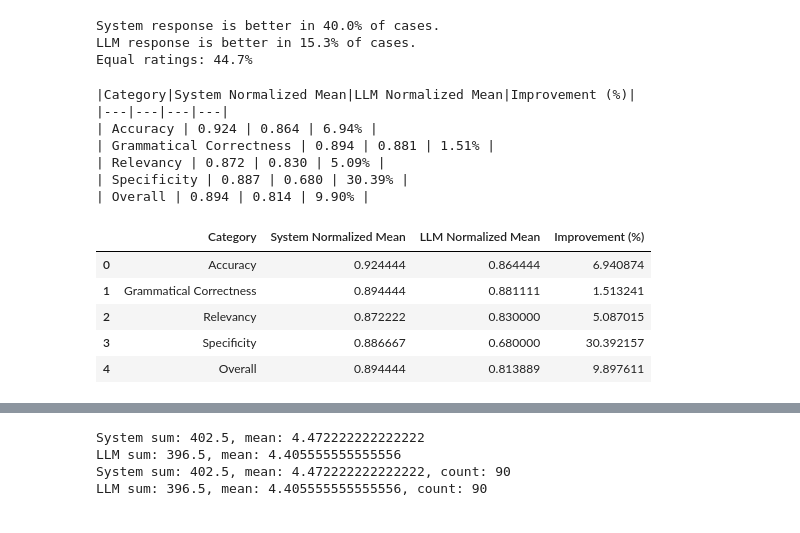
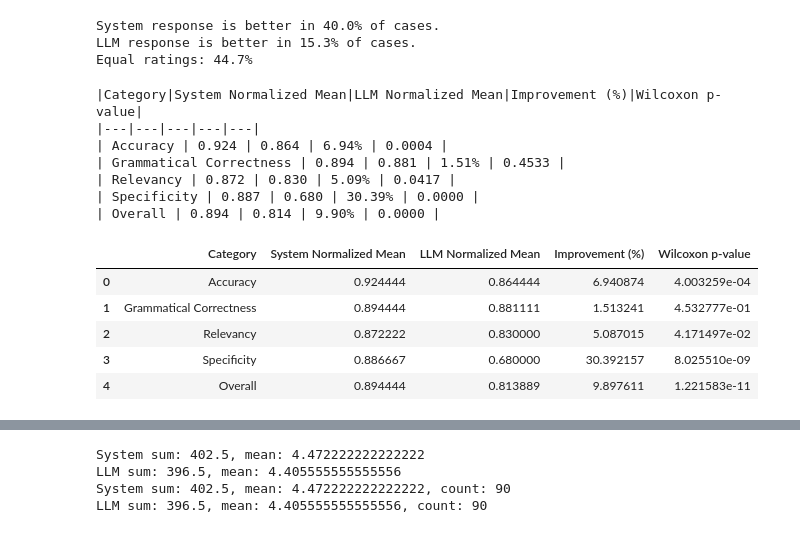
Before and after one commit to TahlilMahfuz/RAG_Implementation, a Jupyter notebook: Evaluation/evaluation.ipynb, the cells around one changed output, grey strips where cells are left out. Saved outputs shown, nothing was run; the diff lists cells and outputs as text; code cells hidden in the pictures.

Commit message:
calculated wilcoxon signed rank

```diff
--- a/Evaluation/evaluation.ipynb
+++ b/Evaluation/evaluation.ipynb
@@ -511,6 +511,8 @@ System response is better in 40.0% of cases.
 LLM response is better in 15.3% of cases.
 Equal ratings: 44.7%
 # %%
+from scipy.stats import wilcoxon
+
 system_cols = [
     'system_response_accuracy',
     'system_response_grammatical_correctness',
@@ -537,49 +539,70 @@ for sys_col, llm_col, cat in zip(system_cols, llm_cols, categories):
     # Improvement in percentage
     if llm_norm > 0:
         improvement_pct = 100 * (sys_norm - llm_norm) / llm_norm
     else:
         improvement_pct = float('nan')
-    results.append((cat, sys_norm, llm_norm, improvement_pct))
+    # Wilcoxon signed-rank test (drop NaNs and align)
+    sys_scores = df[sys_col]
+    llm_scores = df[llm_col]
+    mask = (~sys_scores.isna()) & (~llm_scores.isna())
+    if mask.sum() > 0:
+        try:
+            stat, p_value = wilcoxon(sys_scores[mask], llm_scores[mask])
+        except ValueError:
+            p_value = float('nan')
+    else:
+        p_value = float('nan')
+    results.append((cat, sys_norm, llm_norm, improvement_pct, p_value))
 
 # Calculate overall normalized means and improvement
 system_all = pd.concat([df[col] for col in system_cols], ignore_index=True)
 llm_all = pd.concat([df[col] for col in llm_cols], ignore_index=True)
 overall_sys_norm = system_all.mean() / max_score
 overall_llm_norm = llm_all.mean() / max_score
 if overall_llm_norm > 0:
     overall_improvement = 100 * (overall_sys_norm - overall_llm_norm) / overall_llm_norm
 else:
     overall_improvement = float('nan')
+# Wilcoxon for overall
+mask_all = (~system_all.isna()) & (~llm_all.isna())
+if mask_all.sum() > 0:
+    try:
+        stat, overall_p_value = wilcoxon(system_all[mask_all], llm_all[mask_all])
+    except ValueError:
+        overall_p_value = float('nan')
+else:
+    overall_p_value = float('nan')
 results.append((
     "Overall",
     overall_sys_norm,
     overall_llm_norm,
-    overall_improvement
+    overall_improvement,
+    overall_p_value
 ))
 
 results_df = pd.DataFrame(
     results,
-    columns=['Category', 'System Normalized Mean', 'LLM Normalized Mean', 'Improvement (%)']
+    columns=['Category', 'System Normalized Mean', 'LLM Normalized Mean', 'Improvement (%)', 'Wilcoxon p-value']
 )
 
 # Print as markdown table
-print("|Category|System Normalized Mean|LLM Normalized Mean|Improvement (%)|")
-print("|---|---|---|---|")
+print("|Category|System Normalized Mean|LLM Normalized Mean|Improvement (%)|Wilcoxon p-value|")
+print("|---|---|---|---|---|")
 for _, row in results_df.iterrows():
-    print(f"| {row['Category']} | {row['System Normalized Mean']:.3f} | {row['LLM Normalized Mean']:.3f} | {row['Improvement (%)']:.2f}% |")
+    print(f"| {row['Category']} | {row['System Normalized Mean']:.3f} | {row['LLM Normalized Mean']:.3f} | {row['Improvement (%)']:.2f}% | {row['Wilcoxon p-value']:.4f} |")
 
 results_df
 # %% [output]
-|Category|System Normalized Mean|LLM Normalized Mean|Improvement (%)|
-|---|---|---|---|
-| Accuracy | 0.924 | 0.864 | 6.94% |
-| Grammatical Correctness | 0.894 | 0.881 | 1.51% |
-| Relevancy | 0.872 | 0.830 | 5.09% |
-| Specificity | 0.887 | 0.680 | 30.39% |
-| Overall | 0.894 | 0.814 | 9.90% |
+|Category|System Normalized Mean|LLM Normalized Mean|Improvement (%)|Wilcoxon p-value|
+|---|---|---|---|---|
+| Accuracy | 0.924 | 0.864 | 6.94% | 0.0004 |
+| Grammatical Correctness | 0.894 | 0.881 | 1.51% | 0.4533 |
+| Relevancy | 0.872 | 0.830 | 5.09% | 0.0417 |
+| Specificity | 0.887 | 0.680 | 30.39% | 0.0000 |
+| Overall | 0.894 | 0.814 | 9.90% | 0.0000 |
-|  | Category | System Normalized Mean | LLM Normalized Mean | Improvement (%) |
-| 0 | Accuracy | 0.924444 | 0.864444 | 6.940874 |
-| 1 | Grammatical Correctness | 0.894444 | 0.881111 | 1.513241 |
-| 2 | Relevancy | 0.872222 | 0.830000 | 5.087015 |
-| 3 | Specificity | 0.886667 | 0.680000 | 30.392157 |
-| 4 | Overall | 0.894444 | 0.813889 | 9.897611 |
+|  | Category | System Normalized Mean | LLM Normalized Mean | Improvement (%) | Wilcoxon p-value |
+| 0 | Accuracy | 0.924444 | 0.864444 | 6.940874 | 4.003259e-04 |
+| 1 | Grammatical Correctness | 0.894444 | 0.881111 | 1.513241 | 4.532777e-01 |
+| 2 | Relevancy | 0.872222 | 0.830000 | 5.087015 | 4.171497e-02 |
+| 3 | Specificity | 0.886667 | 0.680000 | 30.392157 | 8.025510e-09 |
+| 4 | Overall | 0.894444 | 0.813889 | 9.897611 | 1.221583e-11 |
```
Also changed, not shown: parts of 2 cells of this notebook.
